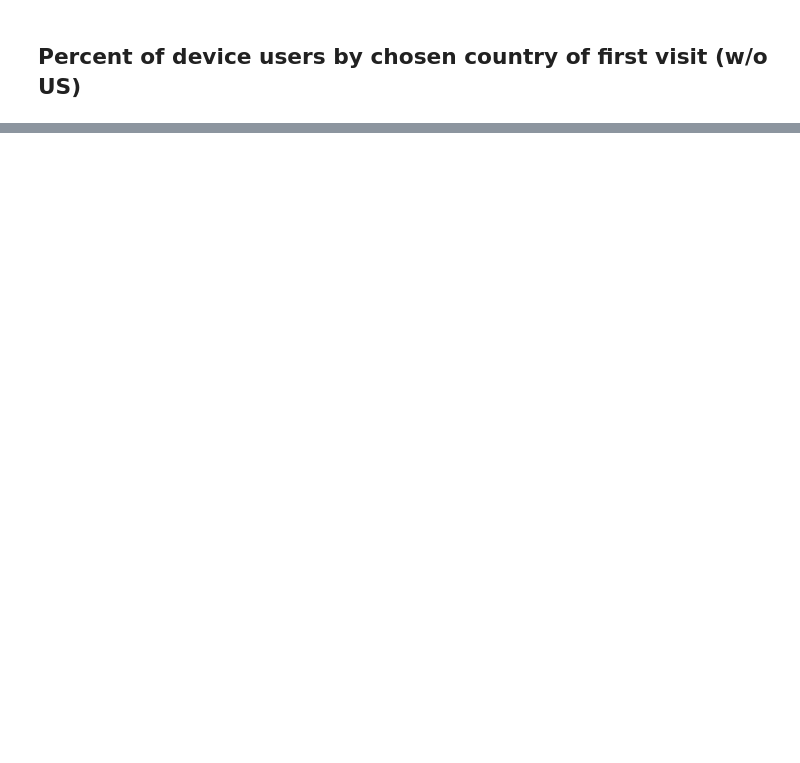
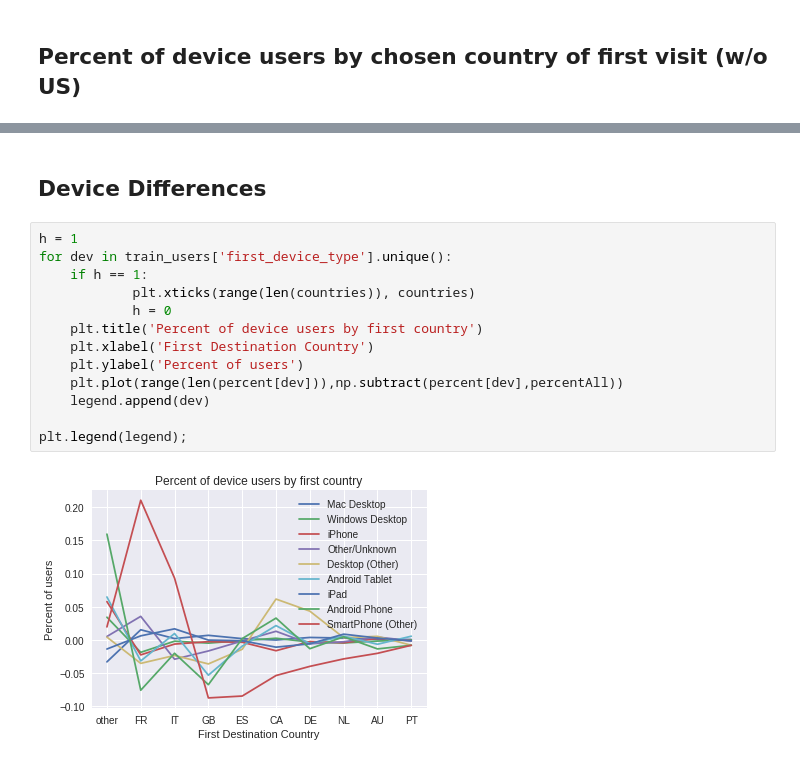
Before and after one commit to bhedayat/258-Assignment-2, a Jupyter notebook: DataExploration/DataExploration_Daniel.ipynb, the cells around one changed output, grey strips where cells are left out. Cells and saved outputs as stored; diff of their text form; blank space fills up the shorter version.

```diff
--- a/DataExploration/DataExploration_Daniel.ipynb
+++ b/DataExploration/DataExploration_Daniel.ipynb
@@ -97,0 +152,17 @@ for dev in train_users['first_device_type'].unique():
+# %% [markdown]
+## Device Differences
+# %%
+h = 1
+for dev in train_users['first_device_type'].unique():
+    if h == 1:
+            plt.xticks(range(len(countries)), countries)
+            h = 0
+    plt.title('Percent of device users by first country')
+    plt.xlabel('First Destination Country')
+    plt.ylabel('Percent of users')
+    plt.plot(range(len(percent[dev])),np.subtract(percent[dev],percentAll))
+    legend.append(dev)
+
+plt.legend(legend);
+# %% [output]
+[figure, added]
```
Also changed, not shown: parts of 5 cells of this notebook, 1 other file.
